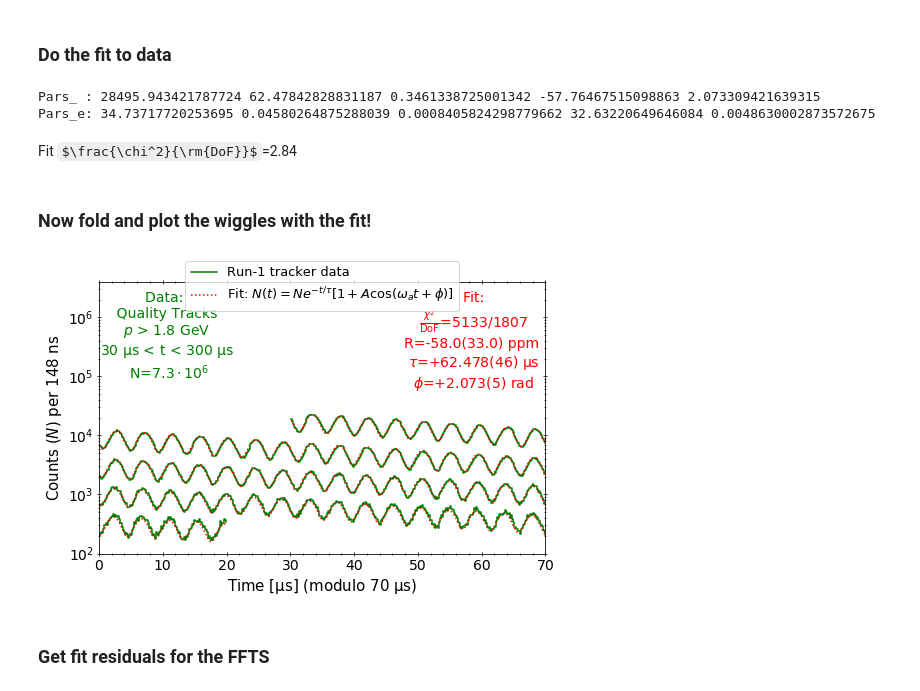
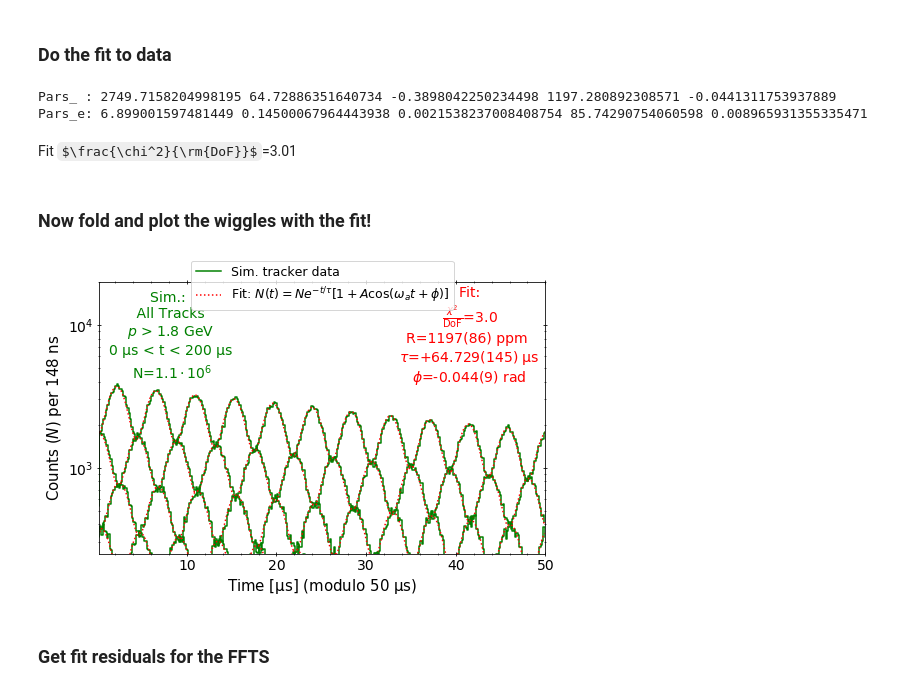
Before and after one commit to glukicov/EDMTracking, a Jupyter notebook: Wiggle.ipynb, the cells around one changed output. Cells and saved outputs as stored; diff of their text form; code cells hidden in the pictures; some formulas as TeX source.

```diff
--- a/Wiggle.ipynb
+++ b/Wiggle.ipynb
@@ -6,7 +6,7 @@
 import uproot # get this module by "python3 -m pip install uproot"
 import numpy as np
 from IPython.display import Latex
-data_bool=True
+data_bool=False
 if (data_bool):
 #     file = uproot.open("DATA/Run1_4DS_ana.root") # load the ROOT file
     file = uproot.open("DATA/60h_15921_15991.root") # load the ROOT file
@@ -26,11 +26,13 @@ Wall time: 4.77 µs
 ### Set some constants and filter data on times
 # %%
 t_min=30 # us starting time of fit
-t_mod = 70 # us; fold plot every N us
-t_max=300 # us
+t_mod = 600 # us; fold plot every N us
+
+t_max=200 # us
 if (not data_bool):
     t_min=0  # no scraping
-    t_max=130 # low stats in sim at later times
+    t_max=200 # low stats in sim at later times
+    t_mod = 50
 
 N=int(np.sum(counts))
 print(N, "enties in", len(counts), "bins")
@@ -108,9 +110,9 @@ print("Pars_e:",*par_e)
 chi2_ndf, chi2, ndf=cu.chi2_ndf(x, y, y_err, blinded_wiggle_function, par)
 Latex( r"Fit $\frac{\chi^2}{\rm{DoF}}$="+str(round(chi2_ndf,2)) )
 # %% [output]
-Pars_ : 28495.943421787724 62.47842828831187 0.3461338725001342 -57.76467515098863 2.073309421639315
-Pars_e: 34.73717720253695 0.04580264875288039 0.0008405824298779662 32.63220649646084 0.0048630002873572675
+Pars_ : 2749.7158204998195 64.72886351640734 -0.3898042250234498 1197.280892308571 -0.0441311753937889
+Pars_e: 6.899001597481449 0.14500067964443938 0.0021538237008408754 85.74290754060598 0.008965931355335471
-Fit $\frac{\chi^2}{\rm{DoF}}$=2.84
+Fit $\frac{\chi^2}{\rm{DoF}}$=3.01
 # %% [markdown]
 ### Now fold and plot the wiggles with the fit!
 # %%
@@ -121,7 +123,7 @@ fig, ax = plt.subplots(figsize=(8, 5))
 
 #log the y and set axis scales
 plt.yscale("log")
-ax.set_ylim(1e2, 4.0e6)
+ax.set_ylim(1e2, 1.0e6)
 ax.set_xlim(0, t_mod)
 label_data="Data: \n Quality Tracks \n"
 legend_data="Run-1 tracker data"
@@ -142,38 +144,38 @@ while left < t_max:
     right=left + t_mod
     mod_filter = (x >= left) & (x<= right) # boolean mask
     #plot data as step-hist. and the fit function
     #plot for that section and label only the 1st
     ax.step(x=x[mod_filter]-left, y=y[mod_filter], where="post", color="g", label=legend_data if i_section==0 else '')
     ax.plot(x[mod_filter]-left, blinded_wiggle_function( x[mod_filter], *par ) , color="red", label=r'Fit: $N(t)=Ne^{-t/\tau}[1+A\cos(\omega_at+\phi)]$' if i_section==0 else '', linestyle=":")
     left=right # get the next fold
     i_section += 1
 
 #Put legend and pars values
 N_str=cu.sci_notation(N)
-cu.textL(ax, 0.152, 0.8, label_data+ r"$p$"+" > 1.8 GeV \n"+str(t_min)+r" $\rm{\mu}$s < t < "+str(t_max)+r" $\rm{\mu}$s"+"\n N="+N_str, font_size=font_size-1,  weight="normal")
+cu.textL(ax, 0.16, 0.8, label_data+ r"$p$"+" > 1.8 GeV \n"+str(t_min)+r" $\rm{\mu}$s < t < "+str(t_max)+r" $\rm{\mu}$s"+"\n N="+N_str, font_size=font_size-1,  weight="normal")
 # deal with fitted parameters (to display nicely)
 parNames=[r"$\tau$", r"$\phi$"]
 units=[r"$\rm{\mu}$s", "rad"]
 prec=3 # set custom precision
-legned_par=r"$\frac{\chi^2}{\rm{DoF}}$="+str(int(chi2))+"/"+str(round(ndf))+"\nR="+str(round(par[3]))+"("+str(round(par_e[3]))+") ppm \n"
+legned_par=r"$\frac{\chi^2}{\rm{DoF}}$="+str(round(chi2_ndf,1))+"\nR="+str(int(round(par[3])))+"("+str(int(round(par_e[3])))+") ppm \n"
 legned_par=cu.legend_par(legned_par,  parNames, (par[1], par[4]), (par_e[1], par_e[4]), units, prec=prec)
-cu.textL(ax, 0.84, 0.75, "Fit:\n"+legned_par, font_size=font_size-1, color="red", weight="normal")
+cu.textL(ax, 0.83, 0.77, "Fit:\n"+legned_par, font_size=font_size-1, color="red", weight="normal")
 
 #axis labels and ticks
 plt.ylabel(r"Counts ($N$) per "+str(int(binW*1e3))+" ns", fontsize=font_size)
 plt.xlabel(r"Time [$\mathrm{\mu}$s] (modulo "+str(t_mod)+r" $\mathrm{\mu}$s)", fontsize=font_size)
 ax.tick_params(axis='x', which='both', bottom=True, top=True, direction='inout')
 ax.tick_params(axis='y', which='both', left=True, right=True, direction='inout')
 ax.minorticks_on()
 plt.xticks(fontsize=font_size-1)
 plt.yticks(fontsize=font_size-1)
 
 #save  fig
 # plt.tight_layout()
-plt.legend(fontsize=font_size-2, loc='upper center', bbox_to_anchor=(0.5, 1.1) )
+plt.legend(fontsize=font_size-2.5, loc='upper center', bbox_to_anchor=(0.5, 1.1) )
 plt.savefig("fig/wiggle"+plot_name+".png", dpi=300)
 # %% [output]
-[figure, old version]
+[figure, new version]
 # %% [markdown]
 ### Get fit residuals for the FFTS
 # %%
```
Also changed, not shown: parts of 2 cells of this notebook, 2 other files.
